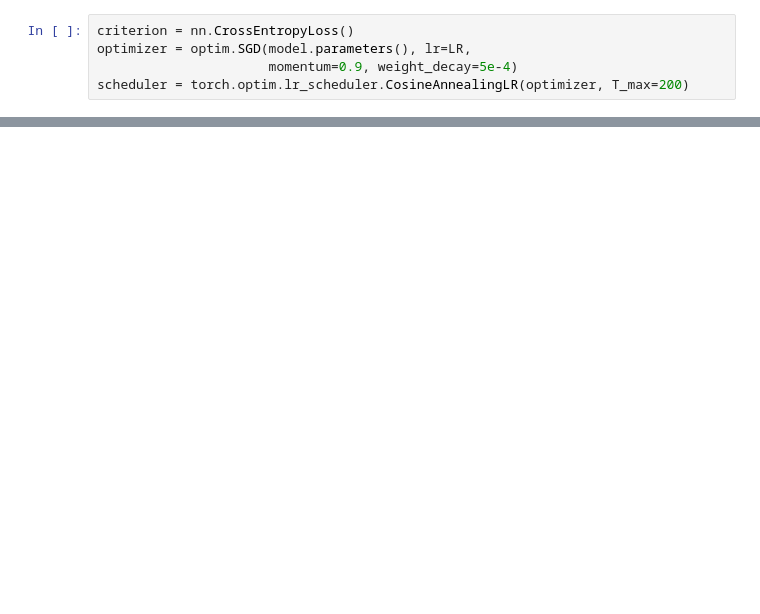
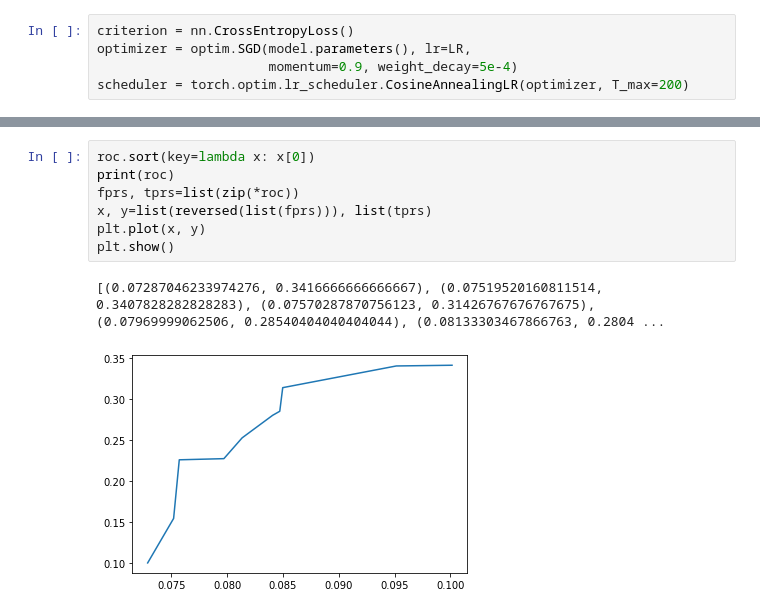
Before and after one commit to Jeffrey0Liao/ResNet-Challenge, a Jupyter notebook: CIFAR_10_data_augmentation.ipynb, the cells around one changed output, grey strips where cells are left out. Drawn from its saved outputs; the diff is of its cells as text; blank space fills up the shorter version.

```diff
--- a/CIFAR_10_data_augmentation.ipynb
+++ b/CIFAR_10_data_augmentation.ipynb
@@ -189,0 +509,10 @@ KeyboardInterrupt: ignored
+# %%
+roc.sort(key=lambda x: x[0])
+print(roc)
+fprs, tprs=list(zip(*roc))
+x, y=list(reversed(list(fprs))), list(tprs)
+plt.plot(x, y)
+plt.show()
+# %% [output]
+[(0.07287046233974276, 0.3416666666666667), (0.07519520160811514, 0.3407828282828283), (0.07570287870756123, 0.31426767676767675), (0.07969999062506, 0.28540404040404044), (0.08133303467866763, 0.2804 ...
+[figure, added]
```
Also changed, not shown: parts of 12 cells of this notebook, 1 other file.
